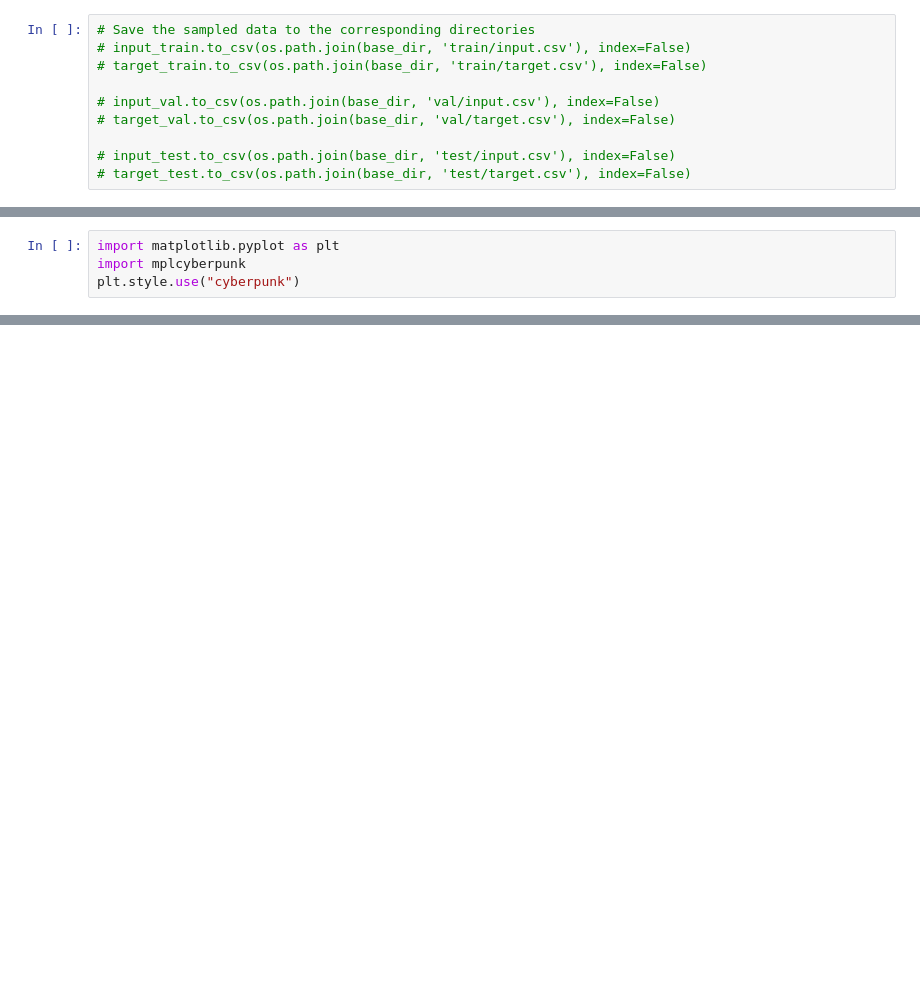
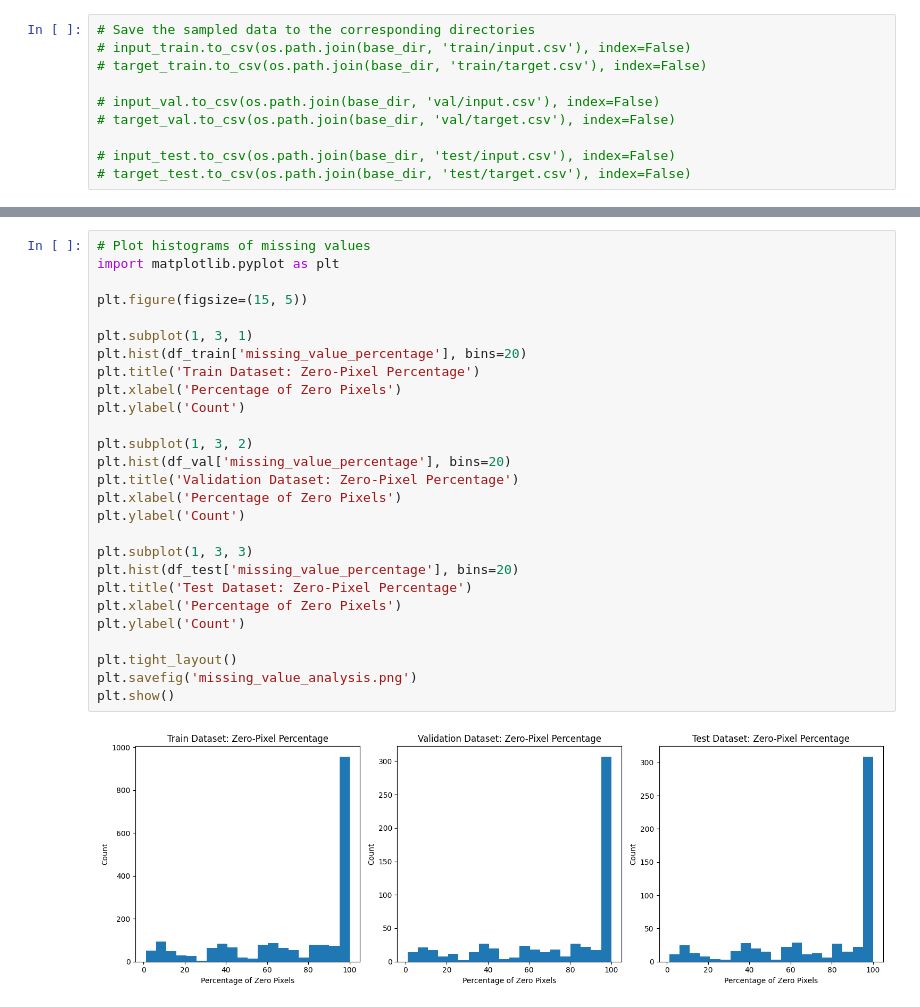
Before and after one commit to sebastien-tetaud/sentinel-2-ai-processor, a Jupyter notebook: dataset/notebook/prepare-dataset-v1.ipynb, the cells around one changed output, grey strips where cells are left out. Cells and saved outputs as stored; diff of their text form; blank space fills up the shorter version.

```diff
--- a/dataset/notebook/prepare-dataset-v1.ipynb
+++ b/dataset/notebook/prepare-dataset-v1.ipynb
@@ -519,4 +492,0 @@ This will become an error in seaborn v0.14.0; please update your code.
-# %%
-import matplotlib.pyplot as plt
-import mplcyberpunk
-plt.style.use("cyberpunk")
@@ -562,0 +549,29 @@ This will become an error in seaborn v0.14.0; please update your code.
+# %%
+# Plot histograms of missing values
+import matplotlib.pyplot as plt
+
+plt.figure(figsize=(15, 5))
+
+plt.subplot(1, 3, 1)
+plt.hist(df_train['missing_value_percentage'], bins=20)
+plt.title('Train Dataset: Zero-Pixel Percentage')
+plt.xlabel('Percentage of Zero Pixels')
+plt.ylabel('Count')
+
+plt.subplot(1, 3, 2)
+plt.hist(df_val['missing_value_percentage'], bins=20)
+plt.title('Validation Dataset: Zero-Pixel Percentage')
+plt.xlabel('Percentage of Zero Pixels')
+plt.ylabel('Count')
+
+plt.subplot(1, 3, 3)
+plt.hist(df_test['missing_value_percentage'], bins=20)
+plt.title('Test Dataset: Zero-Pixel Percentage')
+plt.xlabel('Percentage of Zero Pixels')
+plt.ylabel('Count')
+
+plt.tight_layout()
+plt.savefig('missing_value_analysis.png')
+plt.show()
+# %% [output]
+[figure, added]
```
Also changed, not shown: parts of 18 cells of this notebook, 1 other file.
